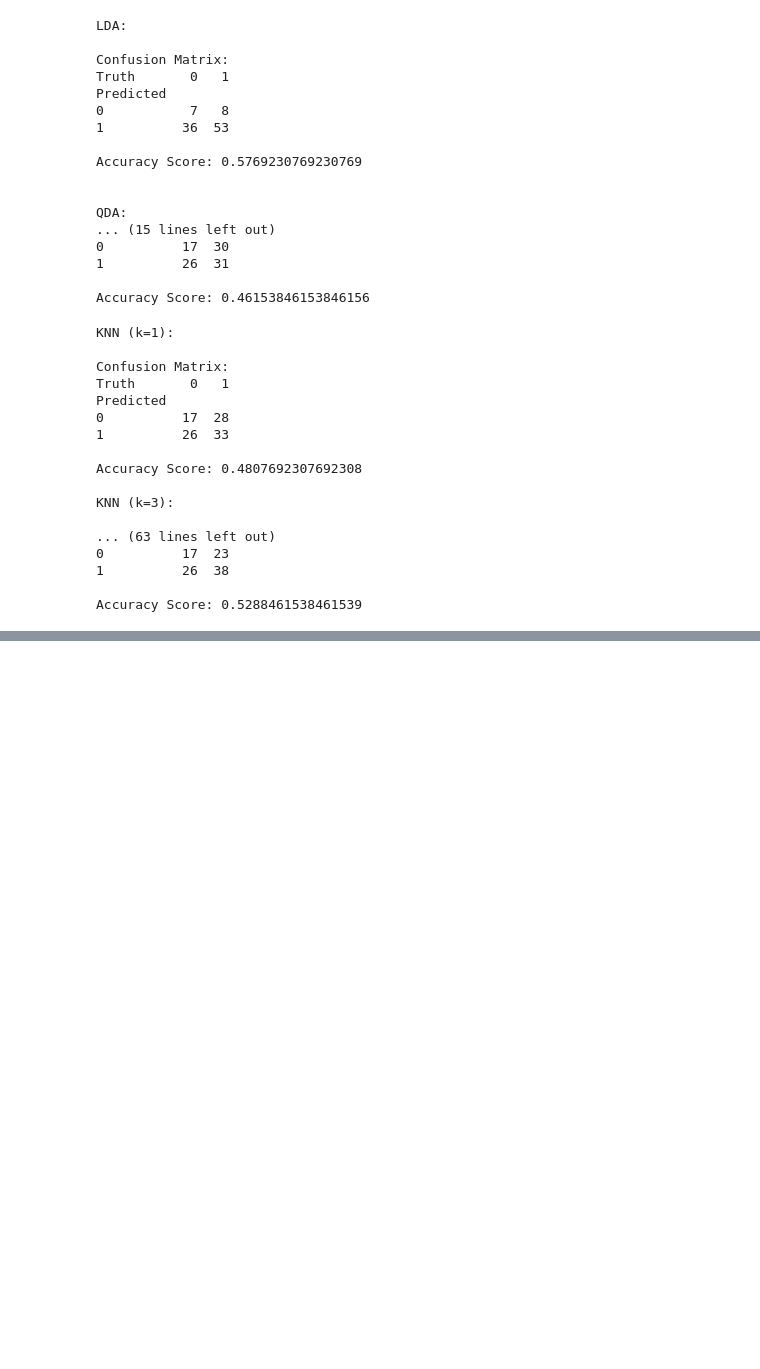
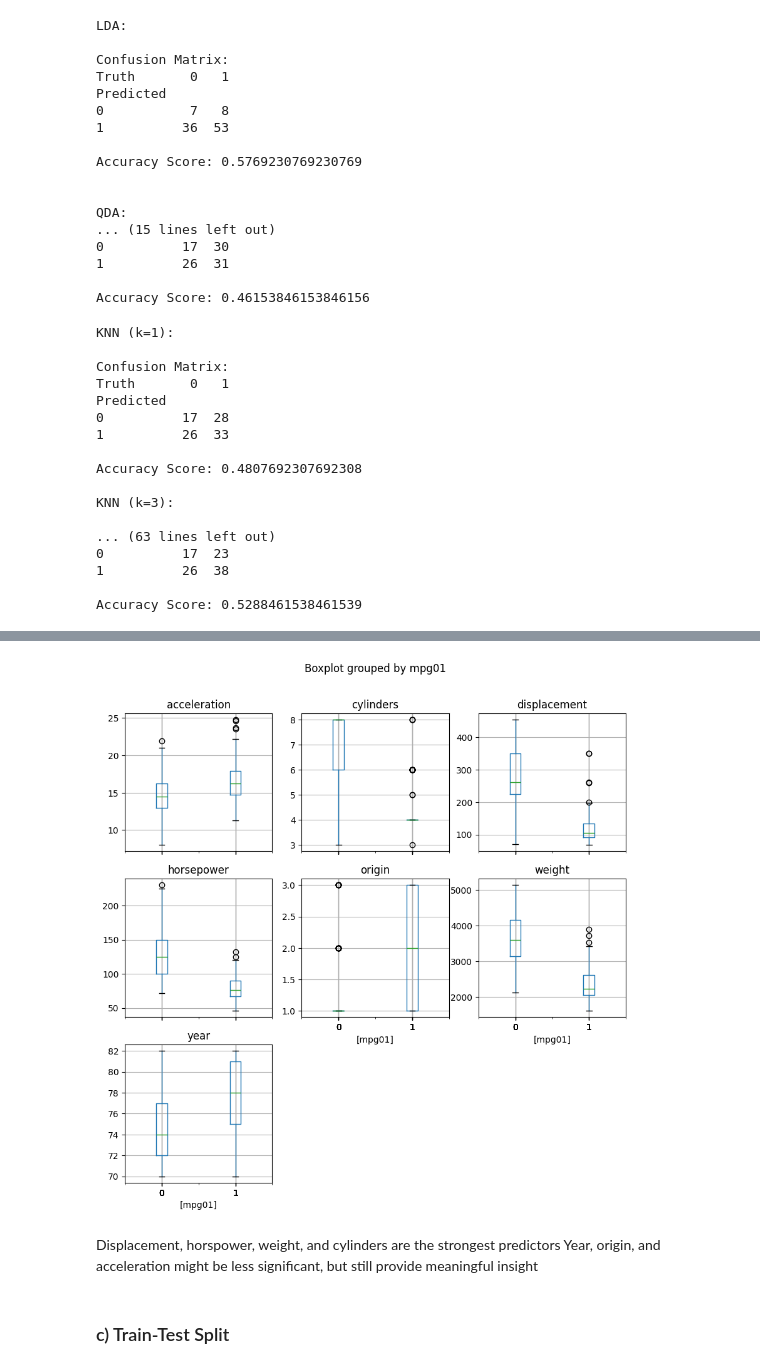
Before and after one commit to NDubelovskyi/ISLP, a Jupyter notebook: Chapter 4 Application.ipynb, the cells around one changed output, grey strips where cells are left out. Cells and saved outputs as stored; diff of their text form; code cells hidden in the pictures; blank space fills up the shorter version.

```diff
--- a/Chapter 4 Application.ipynb
+++ b/Chapter 4 Application.ipynb
@@ -439,0 +479,9 @@ Accuracy Score: 0.5288461538461539
+# %%
+Auto.boxplot(by='mpg01', sharey=False, figsize=(10,10));
+# %% [output]
+[figure, added]
+# %% [markdown]
+Displacement, horspower, weight, and cylinders are the strongest predictors
+Year, origin, and acceleration might be less significant, but still provide meaningful insight
+# %% [markdown]
+### c) Train-Test Split
```
Also changed, not shown: parts of 23 cells of this notebook.
